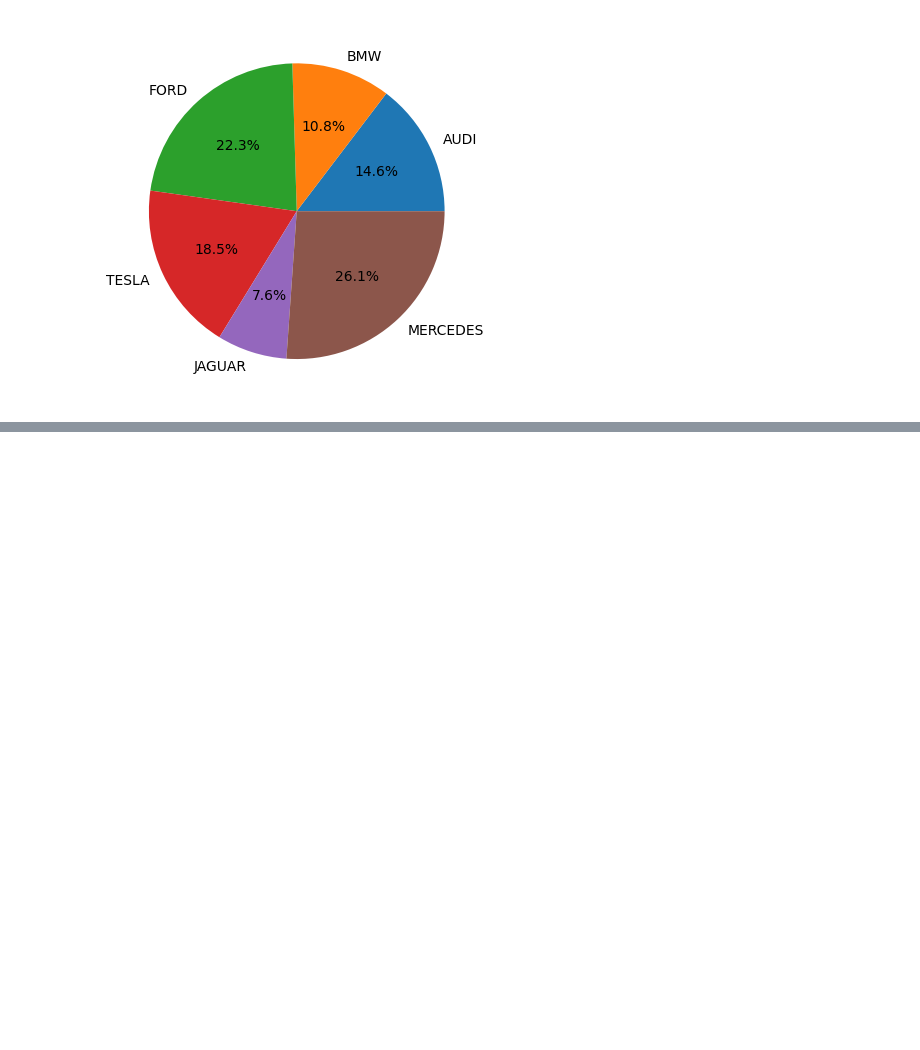
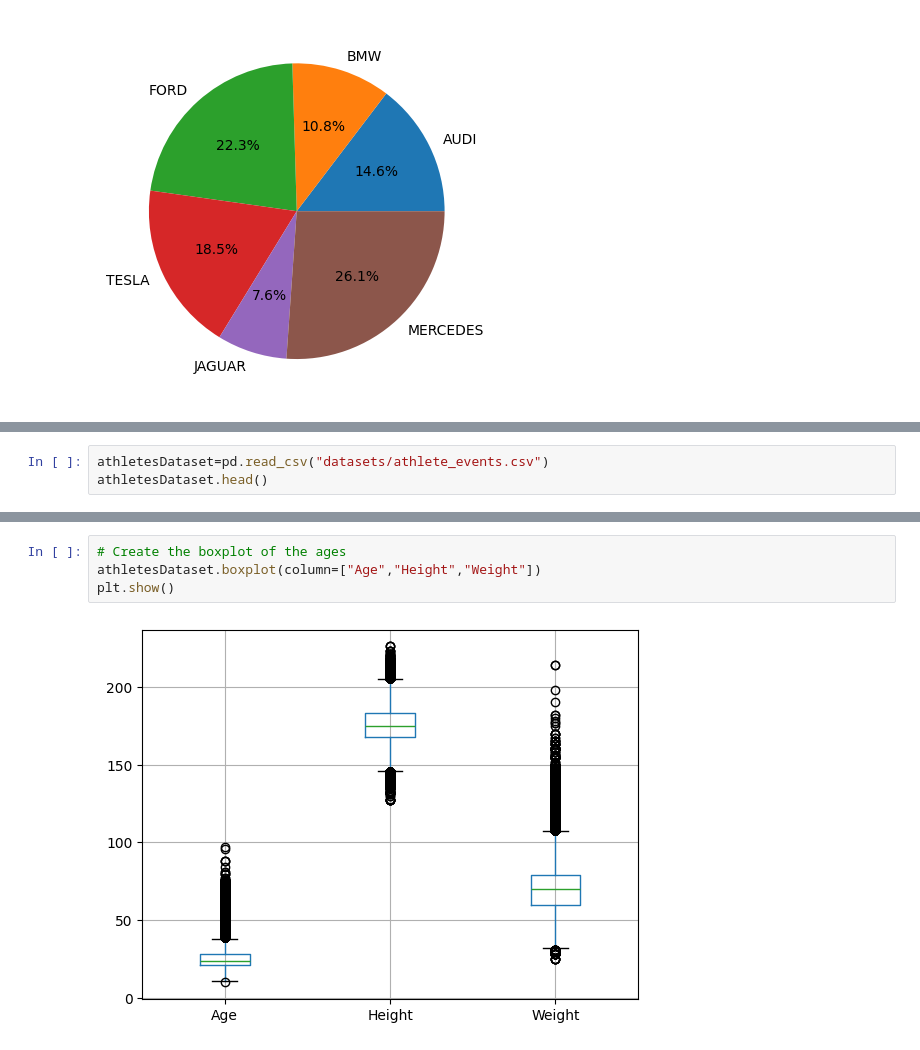
Before and after one commit to Jaimepelembe/Data_analyst_bootcamp_from_basics_to_advanced, a Jupyter notebook: S4_Data_Analysis/5_matplotlib.ipynb, the cells around one changed output, grey strips where cells are left out. Saved outputs shown, nothing was run; the diff lists cells and outputs as text; blank space fills up the shorter version.

```diff
--- a/S4_Data_Analysis/5_matplotlib.ipynb
+++ b/S4_Data_Analysis/5_matplotlib.ipynb
@@ -376,0 +451,3 @@ plt.show()
+# %%
+athletesDataset=pd.read_csv("datasets/athlete_events.csv")
+athletesDataset.head()
@@ -376,0 +473,6 @@ plt.show()
+# %%
+# Create the boxplot of the ages
+athletesDataset.boxplot(column=["Age","Height","Weight"])
+plt.show()
+# %% [output]
+[figure, added]
```
Also changed, not shown: parts of 11 cells of this notebook, 2 other files.
